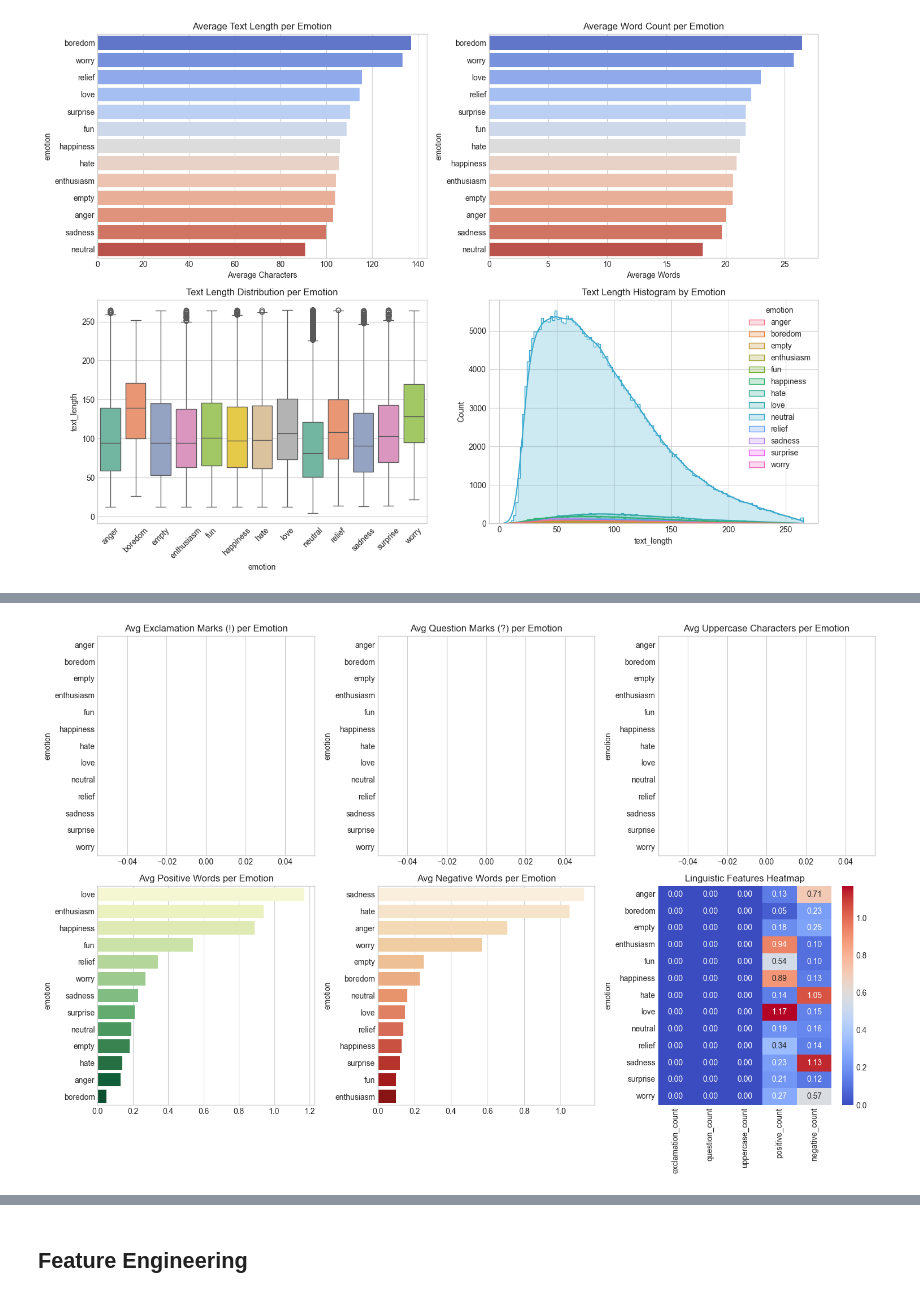
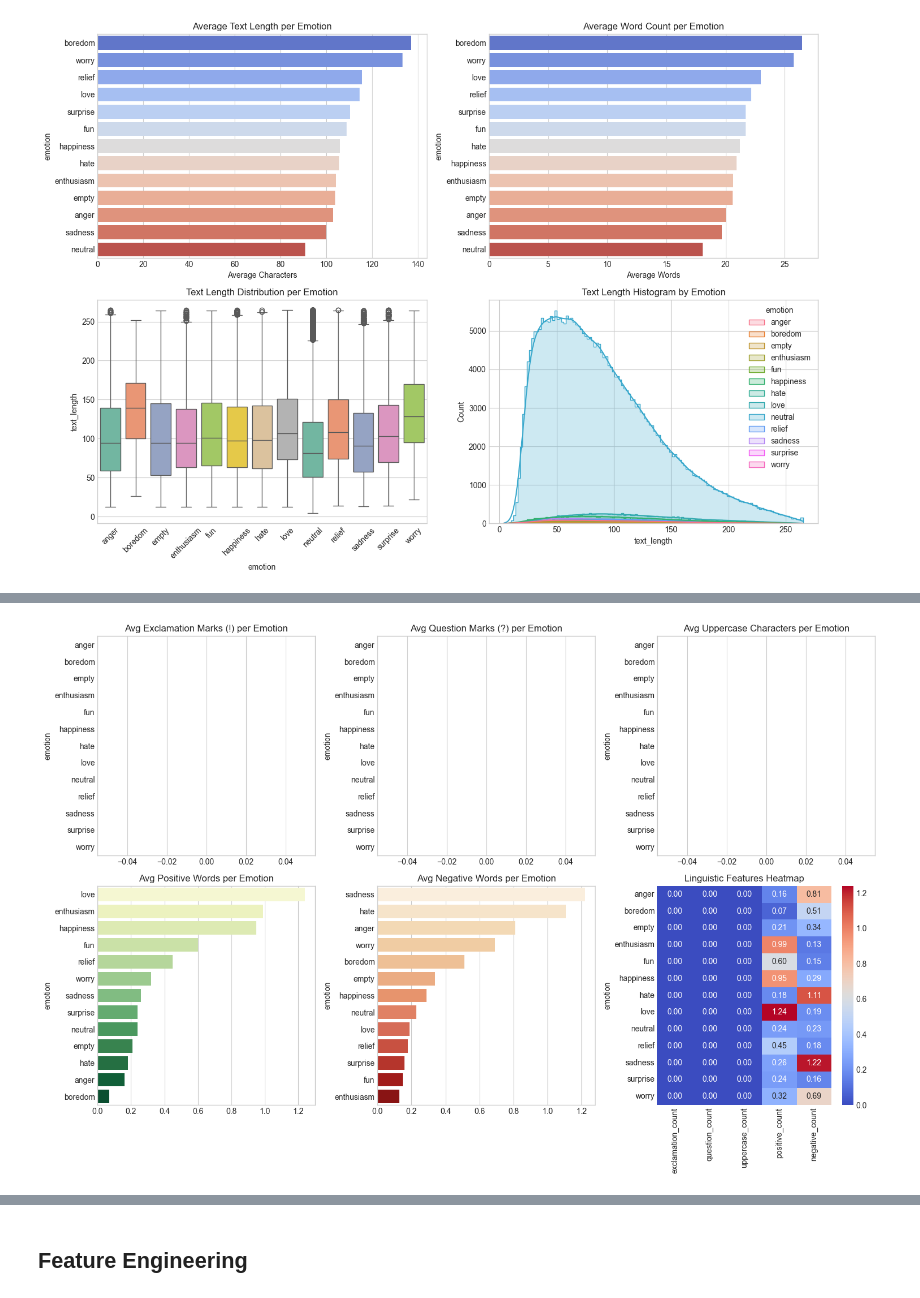
Before and after one commit to Aaron-Pakka-Newar/Emotion-Detection-from-text, a Jupyter notebook: project.ipynb, the cells around one changed output, grey strips where cells are left out. Cells and saved outputs as stored; diff of their text form; code cells hidden in the pictures.

```diff
--- a/project.ipynb
+++ b/project.ipynb
@@ -860,42 +894,51 @@ enthusiasm - Potentially unique words: ['excited', 'eager']
 print("4. EMOTION-SPECIFIC LINGUISTIC PATTERNS")
 
 positive_words = [
-    'happy','happiness','happier','happiest',
-    'love','loved','lovely','loving',
-    'good','better','best',
-    'great','greater','greatest',
-    'excellent','amazing','awesome','fantastic','wonderful','brilliant',
-    'beautiful','pretty','attractive',
-    'nice','kind','sweet','friendly',
-    'excited','exciting','joy','joyful','delight','delighted',
-    'pleased','pleasant','positive','optimistic',
-    'perfect','perfectly',
-    'enjoy','enjoyed','enjoying',
-    'success','successful','win','winning','won',
-    'calm','peaceful','relaxed','relaxing',
-    'confident','proud','grateful','thankful',
-    'incredible','outstanding','superb','terrific'
+'happy','happiness','happier','happiest',
+'love','loved','lovely','loving',
+'good','better','best',
+'great','greater','greatest',
+'excellent','amazing','awesome','fantastic','wonderful','brilliant',
+'beautiful','pretty','attractive','cute',
+'nice','kind','sweet','friendly','helpful','caring',
+'excited','exciting','joy','joyful','delight','delighted',
+'pleased','pleasant','positive','optimistic',
+'perfect','perfectly','ideal',
+'enjoy','enjoyed','enjoying','enjoyable',
+'success','successful','win','winning','won',
+'calm','peaceful','relaxed','relaxing','comfort',
+'confident','proud','grateful','thankful',
+'incredible','outstanding','superb','terrific',
+'marvelous','spectacular','fabulous','fantabulous',
+'glad','cheerful','smiling','laugh','laughter',
+'encouraging','supportive','motivated','motivating',
+'bright','hopeful','hope','satisfied','satisfying',
+'trust','trusted','reliable','loyal'
 ]
 negative_words = [
-    'sad','sadness','sadder',
-    'bad','worse','worst',
-    'hate','hated','hateful',
-    'angry','anger','furious','mad',
-    'fear','afraid','scared','terrified',
-    'terrible','awful','horrible','disgusting',
-    'upset','upsetting',
-    'disappointed','disappointing',
-    'hurt','hurting','pain','painful',
-    'depressed','depressing',
-    'anxious','anxiety','stressed','stressful',
-    'lonely','alone',
-    'cry','crying','cried',
-    'fail','failed','failure',
-    'problem','problems',
-    'annoyed','annoying','frustrated','frustrating',
-    'guilty','shame','ashamed',
-    'jealous','regret','regretful',
-    'tired','exhausted'
+'sad','sadness','sadder','saddest',
+'bad','worse','worst',
+'hate','hated','hateful',
+'angry','anger','furious','mad','rage',
+'fear','afraid','scared','terrified','frightened',
+'terrible','awful','horrible','disgusting','nasty',
+'upset','upsetting','disturbed',
+'disappointed','disappointing',
+'hurt','hurting','pain','painful',
+'depressed','depressing','depression',
+'anxious','anxiety','stressed','stressful','worried',
+'lonely','alone','isolated',
+'cry','crying','cried','tears',
+'fail','failed','failure','loser','loss',
+'problem','problems','issue','issues',
+'annoyed','annoying','frustrated','frustrating',
+'guilty','shame','ashamed','embarrassed',
+'jealous','envy','regret','regretful',
+'tired','exhausted','fatigue','drained',
+'boring','bored','dull',
+'confused','confusing','uncertain',
+'dislike','unhappy','miserable','hopeless',
+'negative','toxic','rude','selfish'
 ]
 
 def count_positive(text):
@@ -980,4 +1023,4 @@ worry                 0.27            0.57
-[figure, old version]
+[figure, new version]
 # %%
 print("5. STOPWORDS & NOISE ANALYSIS")
 
```
Also changed, not shown: parts of 32 cells of this notebook, 1 other file.
